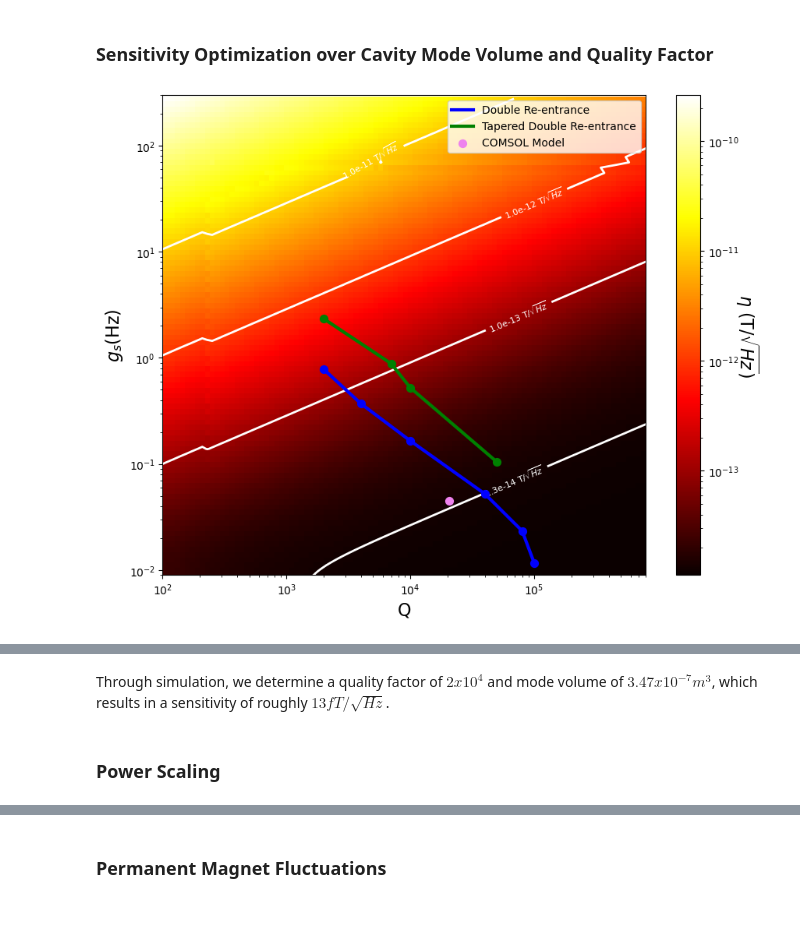
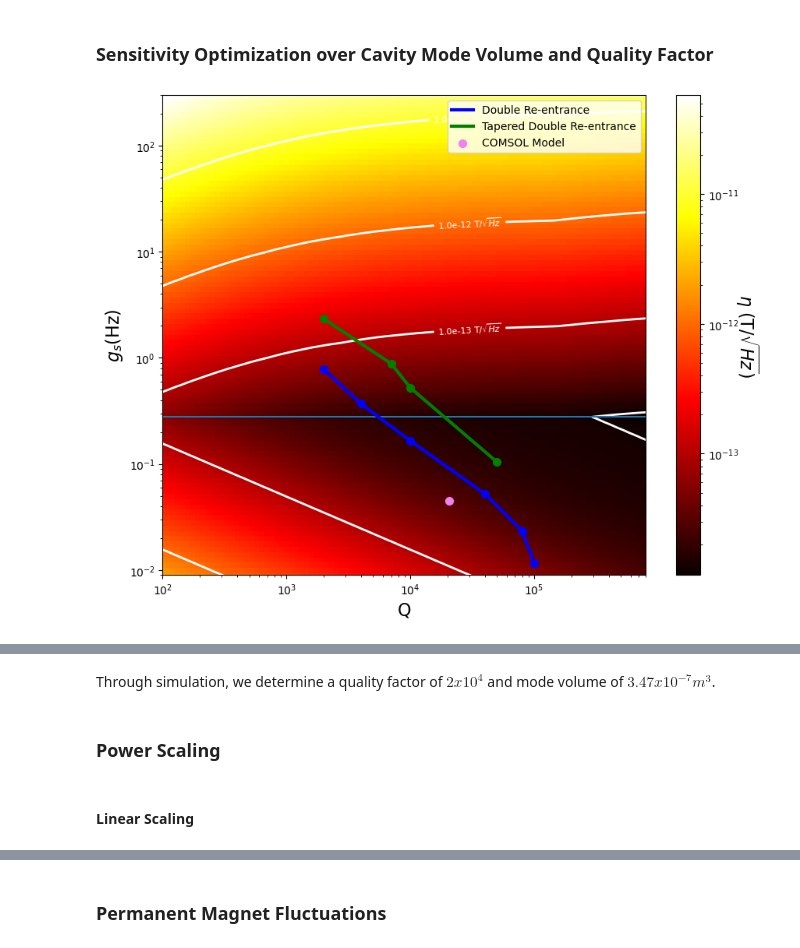
Before and after one commit to JackRich1/NV-cavity-QED, a Jupyter notebook: Cavity_QED_Sensor.ipynb, the cells around one changed output, grey strips where cells are left out. Saved outputs shown, nothing was run; the diff lists cells and outputs as text; code cells hidden in the pictures; blank space fills up the shorter version.

```diff
--- a/Cavity_QED_Sensor.ipynb
+++ b/Cavity_QED_Sensor.ipynb
@@ -418,3 +407,42 @@ for ii in range(len(Vlist)):
+# %%
+from scipy.optimize import shgo
+import numpy as np
+import pandas as pd
+
+def sens_wrapper(params, V, Q, gamma, PowerList, vot, w, L, energy, gs, kc, kc1):
+    rho, gammao = params    # optimize over NV density and optical polarization rate
+    alpha = 0.45 * 100 * rho/0.1
+    return compute_sens2(rho, gammao, V, Q, gamma, PowerList, vot, w, L, energy, gs, kc, kc1, alpha)
+
+Qlist = np.logspace(2, 6, 101)   #quality factor
+gamma = 4e3   #homogeneous linewidth
+
+PowerList = np.linspace(-70, 20, 51)
+vot = np.sqrt(10**(PowerList / 10) * 1e-3 * 50)
+Vd = 3e-3 * 3e-3 * 0.9e-3   #diamond volume
+Vlist = Vd * np.logspace(-6, 4, 101)   #cavity mode volume
+mu0 = 4 * np.pi * 1e-7
+energy = 6.626e-34 * 2.87e9   #h*omega
+rhomax = 0.1231 * 4 * 1e-6 / Vd
+
+sens_V_Q = np.zeros((len(Vlist), len(Qlist)))
+opt_params_V_Q = np.zeros((len(Vlist), len(Qlist)), dtype=object)
+
+for ii in range(len(Vlist)):
+    V = Vlist[ii]
+    gs = np.sqrt(energy * (28e9)**2 * mu0 / 3 / V)   #single coupling strength
+
+    for jj in range(len(Qlist)):
+        Q = Qlist[jj]   # Quality factor
+        kc0 = 2.87e9 / Q   # cavity linewidth
+        kc1 = kc0    # cavity loop coupling
+        kc = kc0 + kc1   # cavity loss
+
+        initial_guess = (1,50e3)
+        bounds = ((1e-2,rhomax),(10e3,100e3))
+        solution = shgo(sens_wrapper, bounds, args=(V, Q, gamma, PowerList, vot, 3e-3, 0.9e-3, energy, gs, kc, kc1))
+        sens_V_Q[ii, jj] = solution.fun
+        opt_params_V_Q[ii, jj] = solution.x
 # %%
 import matplotlib.pyplot as plt
 import numpy as np
@@ -422,51 +450,55 @@ from matplotlib.colors import LogNorm
 
 X, Y = np.meshgrid(Qlist, np.sqrt(energy * (28e9)**2 * mu0 / 3 / Vlist))
 plt.figure(figsize=(10, 8))
-plt.pcolormesh(X,Y, sensitivity, shading='auto', norm=LogNorm(), cmap='hot')
+plt.pcolormesh(X,Y, sens_V_Q, shading='auto', norm=LogNorm(), cmap='hot')
 
 # Add color bar and label it
 cbar = plt.colorbar()
 cbar.set_label(r'$\eta$ (T/$\sqrt{Hz}$)', rotation=270, labelpad=20, fontsize=16)
 
-contour = plt.contour(X,Y, sensitivity, levels=[1.3e-14, 1e-13, 1e-12, 1e-11], colors='w', linewidths=2)
+contour = plt.contour(X,Y, sens_V_Q, levels=[1.3e-14, 1e-13, 1e-12, 1e-11], colors='w', linewidths=2)
 
 plt.xscale('log')
 plt.yscale('log')
 plt.xlim([1e2, 8e5])
 plt.ylim([9e-3, 300])
 plt.ylabel(r'$g_{s}$(Hz)', fontsize=16)
 plt.xlabel('Q', fontsize=16)
 def fmt(x):
     return f'{x:.1e} T/$\sqrt{{Hz}}$'  # Replace 'units' with your desired unit
 plt.clabel(contour, inline=True, fontsize=8, fmt=fmt)
 
 # Compute sensitivity for some of the cavity designs from Choi & Englund "Ultrastrong magnetic light-matter interaction with cavity mode engineering"
 double_reentrance = ((9e-7, 2e3), (4e-6, 4e3), (2e-5, 1e4), (2e-4, 4e4), (1e-3, 8e4), (4e-3, 1e5))
 dr_y_values, dr_x_values = zip(*double_reentrance)
 plt.scatter(np.array(dr_x_values), np.sqrt(energy * (28e9)**2 * mu0 / 3 / (np.array(dr_y_values)* (3e8/2.87e9)**3)), color='blue', zorder=5, s=50)
 plt.plot(np.array(dr_x_values), np.sqrt(energy * (28e9)**2 * mu0 / 3 / (np.array(dr_y_values)* (3e8/2.87e9)**3)), color='blue', zorder=3, linewidth=3, label='Double Re-entrance')
 # long_squeeze = ((7e-4,2e3), (3e-3,1e4), (7e-3, 2e4), (1e-2,4e4), (4e-2,9e4), (7e-2,1e5), (1e-1,2e5))
 # long_y_values, long_x_values = zip(*long_squeeze)
 # plt.scatter(np.array(long_x_values), np.sqrt(energy * (28e9)**2 * mu0 / 3 / (np.array(long_y_values)* (3e8/2.87e9))), color='white', s=50, zorder=5, label='Longitudinally Squeezed')
 tapered = ((1e-7, 2e3), (7e-7,7e3), (2e-6, 1e4),(5e-5,5e4))
 tapered_y_values, tapered_x_values = zip(*tapered)
 plt.scatter(np.array(tapered_x_values), np.sqrt(energy * (28e9)**2 * mu0 / 3 / (np.array(tapered_y_values)* (3e8/2.87e9)**3)), color='green', zorder=5, s=50)
 plt.plot(np.array(tapered_x_values), np.sqrt(energy * (28e9)**2 * mu0 / 3 / (np.array(tapered_y_values)* (3e8/2.87e9)**3)), color='green', zorder=5, linewidth=3, label='Tapered Double Re-entrance')
 
 V_comsol = 1.128e-16/((1.8026e-5)**2)
 Q_comsol = 3.1972e9 * mu0 *1.128e-16 /2.2154e-14/1e-3
 plt.scatter(Q_comsol,np.sqrt(6.626e-34 * 3.1972e9 * (28e9)**2 * mu0 / 3 / V_comsol), color='violet', zorder=5, s=50, label='COMSOL Model')
 
+plt.axhline(np.sqrt(energy * (28e9)**2 * mu0 / 3 / Vd))
+
 plt.legend()
 
 plt.show()
 # %% [output]
-[figure, old version]
+[figure, new version]
 # %% [markdown]
 COMSOL simulation of double re-entrance cavity in Choi & Englund "Ultrastrong magnetic light-matter interaction with cavity mode engineering"
 ![Double_reentrance_B_Field2.png](attachment:Double_reentrance_B_Field2.png)
 # %% [markdown]
-Through simulation, we determine a quality factor of $2x10^{4}$ and mode volume of $3.47x10^{-7}m^{3}$, which results in a sensitivity of roughly $13fT/\sqrt{Hz}$.
+Through simulation, we determine a quality factor of $2x10^{4}$ and mode volume of $3.47x10^{-7}m^{3}$.
 # %% [markdown]
 ### Power Scaling
+# %% [markdown]
+#### Linear Scaling
 # %%
```
Also changed, not shown: parts of 53 cells of this notebook, 2 other files.
